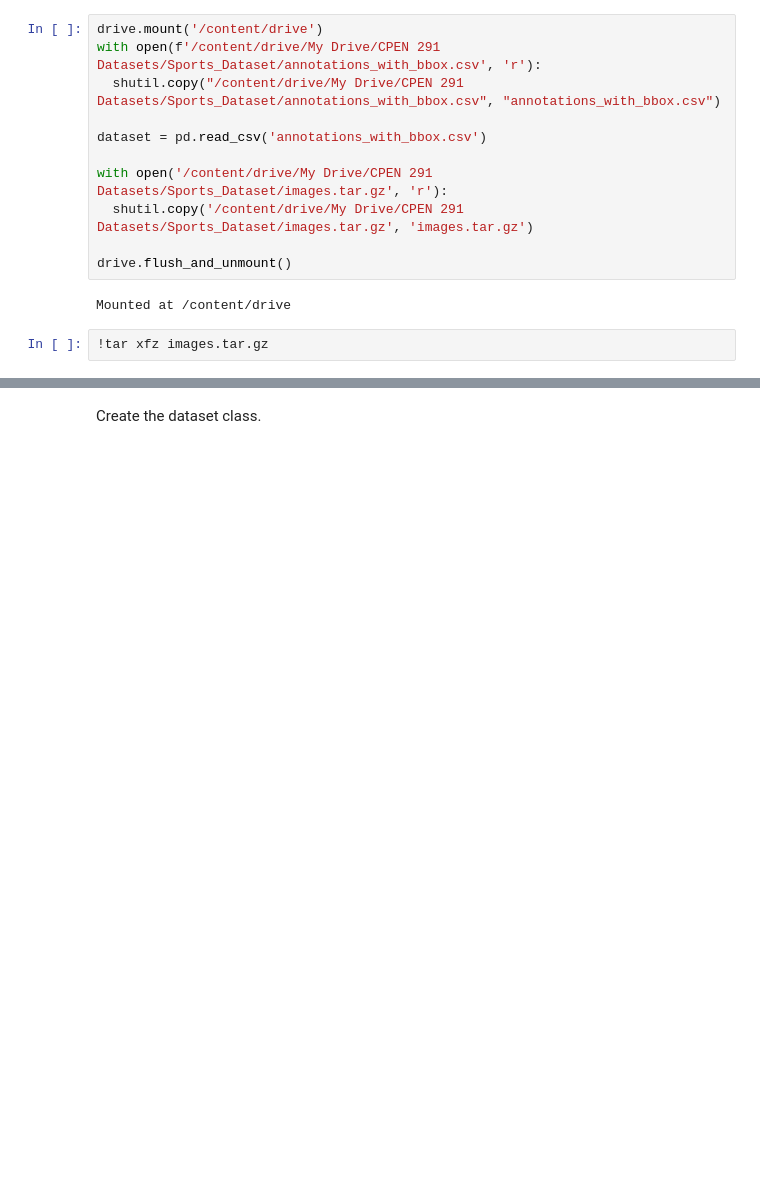
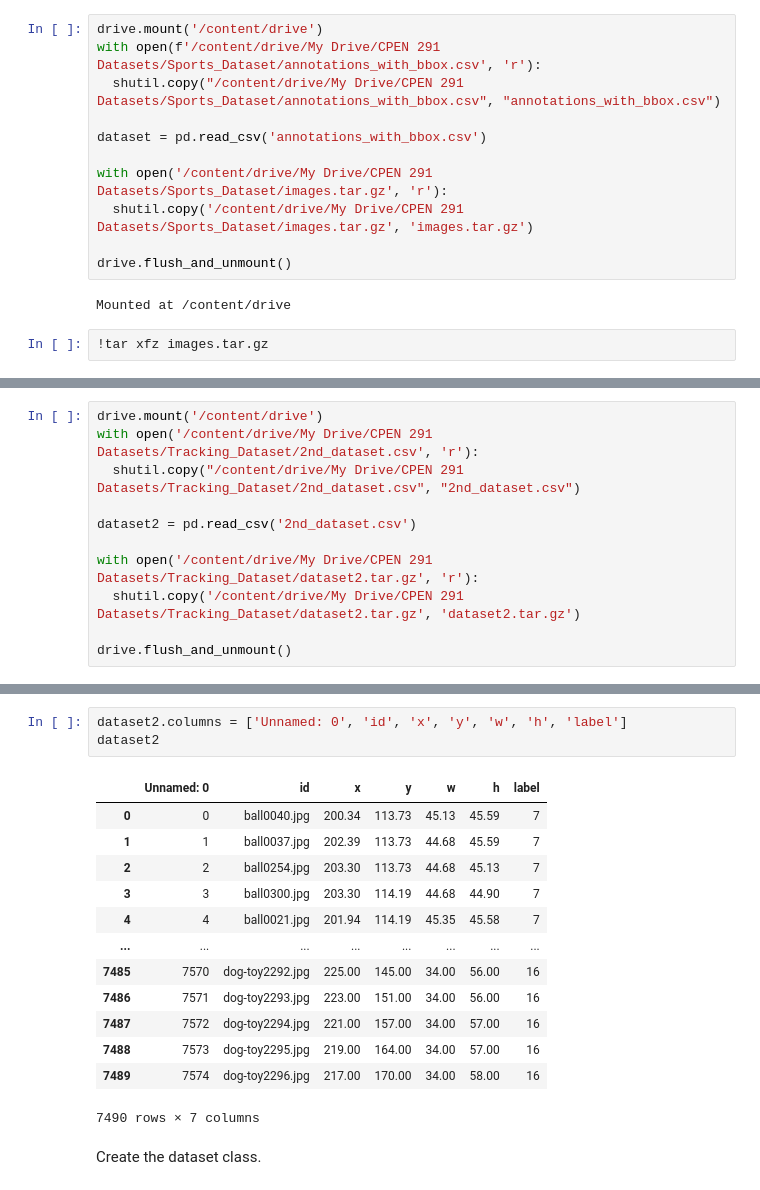
Before and after one commit to hhenry01/ML-Motion-Blur, a Jupyter notebook: Model.ipynb, the cells around one changed output, grey strips where cells are left out. Saved outputs shown, nothing was run; the diff lists cells and outputs as text; blank space fills up the shorter version.

```diff
--- a/Model.ipynb
+++ b/Model.ipynb
@@ -26,0 +44,11 @@ Mounted at /content/drive
+# %%
+drive.mount('/content/drive')
+with open('/content/drive/My Drive/CPEN 291 Datasets/Tracking_Dataset/2nd_dataset.csv', 'r'):
+  shutil.copy("/content/drive/My Drive/CPEN 291 Datasets/Tracking_Dataset/2nd_dataset.csv", "2nd_dataset.csv")
+
+dataset2 = pd.read_csv('2nd_dataset.csv')
+
+with open('/content/drive/My Drive/CPEN 291 Datasets/Tracking_Dataset/dataset2.tar.gz', 'r'):
+  shutil.copy('/content/drive/My Drive/CPEN 291 Datasets/Tracking_Dataset/dataset2.tar.gz', 'dataset2.tar.gz')
+
+drive.flush_and_unmount()
@@ -27,3 +69,20 @@ Mounted at /content/drive
+# %%
+dataset2.columns = ['Unnamed: 0', 'id', 'x', 'y', 'w', 'h', 'label']
+dataset2
+# %% [output]
+|  | Unnamed: 0 | id | x | y | w | h | label |
+| 0 | 0 | ball0040.jpg | 200.34 | 113.73 | 45.13 | 45.59 | 7 |
+| 1 | 1 | ball0037.jpg | 202.39 | 113.73 | 44.68 | 45.59 | 7 |
+| 2 | 2 | ball0254.jpg | 203.30 | 113.73 | 44.68 | 45.13 | 7 |
+| 3 | 3 | ball0300.jpg | 203.30 | 114.19 | 44.68 | 44.90 | 7 |
+| 4 | 4 | ball0021.jpg | 201.94 | 114.19 | 45.35 | 45.58 | 7 |
+| ... | ... | ... | ... | ... | ... | ... | ... |
+| 7485 | 7570 | dog-toy2292.jpg | 225.00 | 145.00 | 34.00 | 56.00 | 16 |
+| 7486 | 7571 | dog-toy2293.jpg | 223.00 | 151.00 | 34.00 | 56.00 | 16 |
+| 7487 | 7572 | dog-toy2294.jpg | 221.00 | 157.00 | 34.00 | 57.00 | 16 |
+| 7488 | 7573 | dog-toy2295.jpg | 219.00 | 164.00 | 34.00 | 57.00 | 16 |
+| 7489 | 7574 | dog-toy2296.jpg | 217.00 | 170.00 | 34.00 | 58.00 | 16 |
+7490 rows × 7 columns
 # %% [markdown]
 Create the dataset class.
 # %%
```
Also changed, not shown: parts of 34 cells of this notebook.
